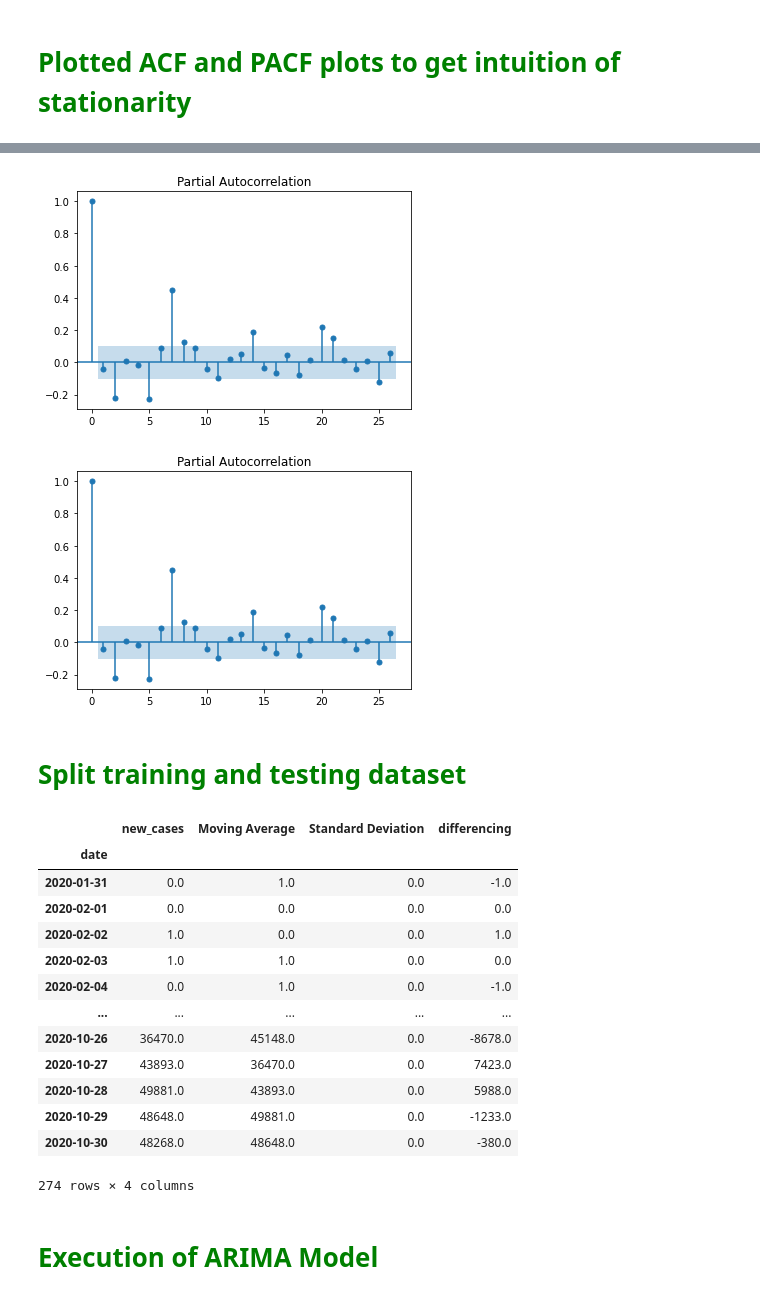
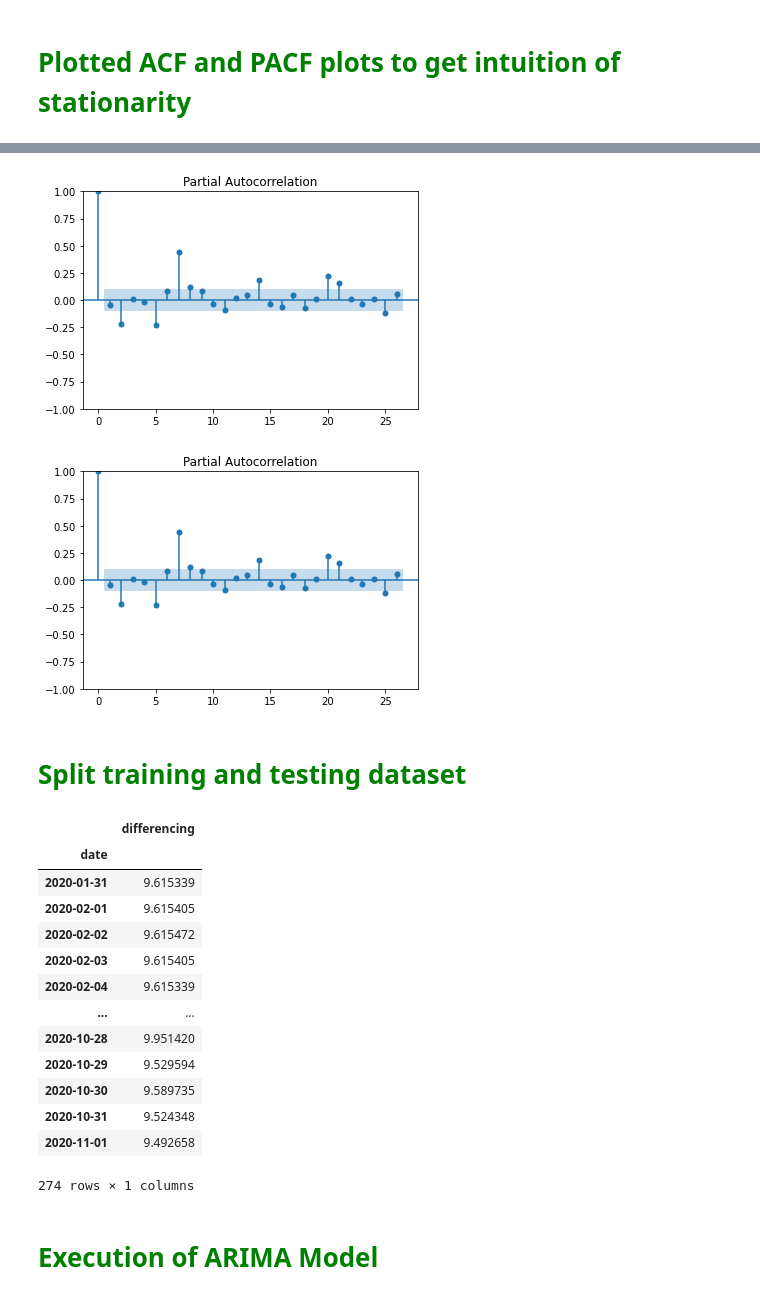
Before and after one commit to arpitverma9335/Machine-Learning, a Jupyter notebook: COVID Forecasting.ipynb, the cells around one changed output, grey strips where cells are left out. Cells and saved outputs as stored; diff of their text form; code cells hidden in the pictures.

```diff
--- a/COVID Forecasting.ipynb
+++ b/COVID Forecasting.ipynb
@@ -52,6 +52,7 @@ smooth.plot()
 # %% [markdown]
 <h1 style="color:green">tranforming dataset to make it stationary</h1>
 # %%
+smooth.dropna(inplace=True)
 part = min(smooth['differencing'])
 smooth['differencing'] = smooth['differencing'].apply(lambda x: x - part +1)
 smooth['differencing'] = np.log(smooth['differencing'])
@@ -101,8 +119,8 @@ plot_acf(smooth)
 # %%
 plot_pacf(smooth)
 # %% [output]
-[figure, old version]
+[figure, new version]
-[figure, old version]
+[figure, new version]
 # %%
 lg = smooth.shape[0]
 # %% [markdown]
@@ -113,21 +131,22 @@ train = smooth.iloc[0:breakpoint]
 test = country.iloc[breakpoint:]
 # %%
 country.iloc[0:breakpoint]
+train
 # %% [output]
-|  | new_cases | Moving Average | Standard Deviation | differencing |
-| date |  |  |  |  |
-| 2020-01-31 | 0.0 | 1.0 | 0.0 | -1.0 |
-| 2020-02-01 | 0.0 | 0.0 | 0.0 | 0.0 |
-| 2020-02-02 | 1.0 | 0.0 | 0.0 | 1.0 |
-| 2020-02-03 | 1.0 | 1.0 | 0.0 | 0.0 |
-| 2020-02-04 | 0.0 | 1.0 | 0.0 | -1.0 |
-| ... | ... | ... | ... | ... |
-| 2020-10-26 | 36470.0 | 45148.0 | 0.0 | -8678.0 |
-| 2020-10-27 | 43893.0 | 36470.0 | 0.0 | 7423.0 |
-| 2020-10-28 | 49881.0 | 43893.0 | 0.0 | 5988.0 |
-| 2020-10-29 | 48648.0 | 49881.0 | 0.0 | -1233.0 |
-| 2020-10-30 | 48268.0 | 48648.0 | 0.0 | -380.0 |
+|  | differencing |
+| date |  |
+| 2020-01-31 | 9.615339 |
+| 2020-02-01 | 9.615405 |
+| 2020-02-02 | 9.615472 |
+| 2020-02-03 | 9.615405 |
+| 2020-02-04 | 9.615339 |
+| ... | ... |
+| 2020-10-28 | 9.951420 |
+| 2020-10-29 | 9.529594 |
+| 2020-10-30 | 9.589735 |
+| 2020-10-31 | 9.524348 |
+| 2020-11-01 | 9.492658 |
-274 rows × 4 columns
+274 rows × 1 columns
 # %% [markdown]
 <h1 style="color:green">Execution of ARIMA Model</h1>
 # %%
```
Also changed, not shown: parts of 9 cells of this notebook.
